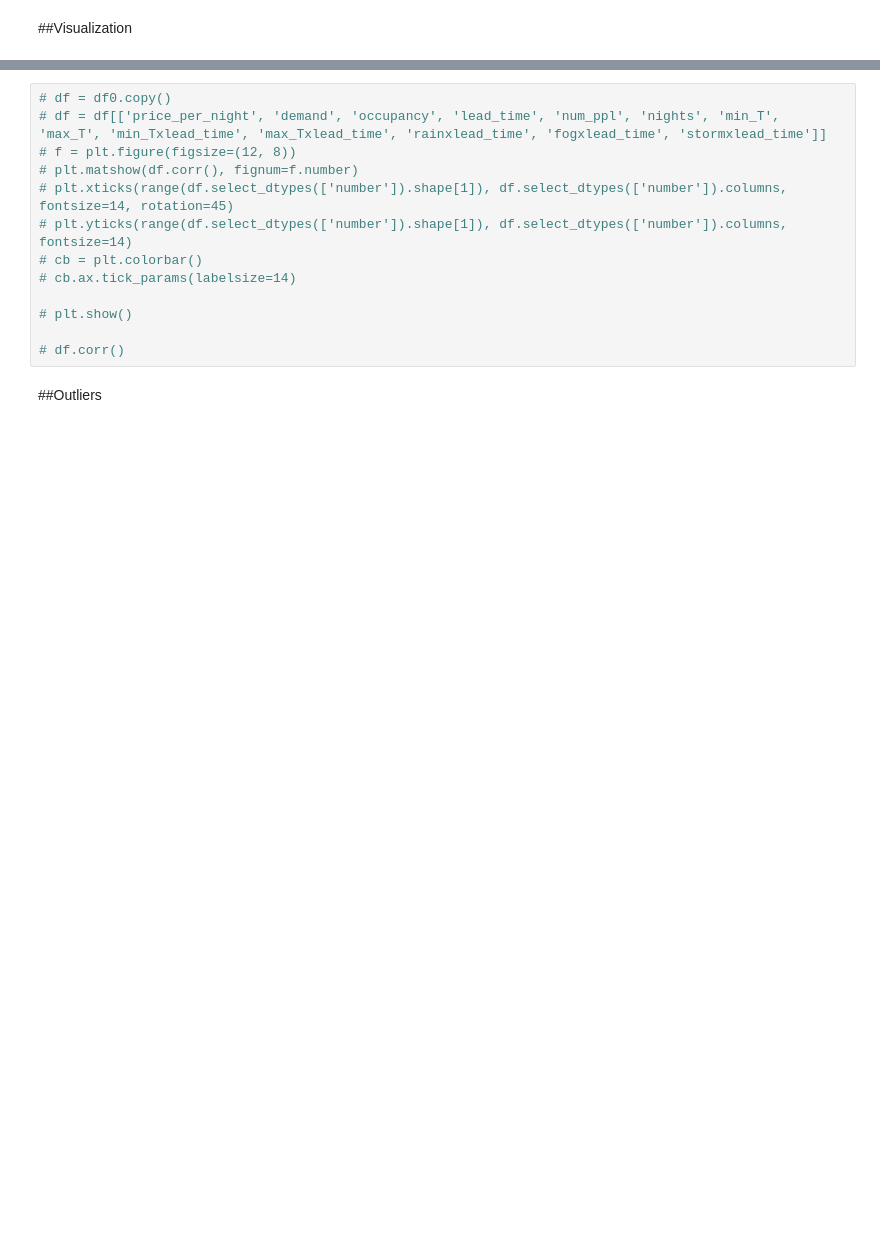
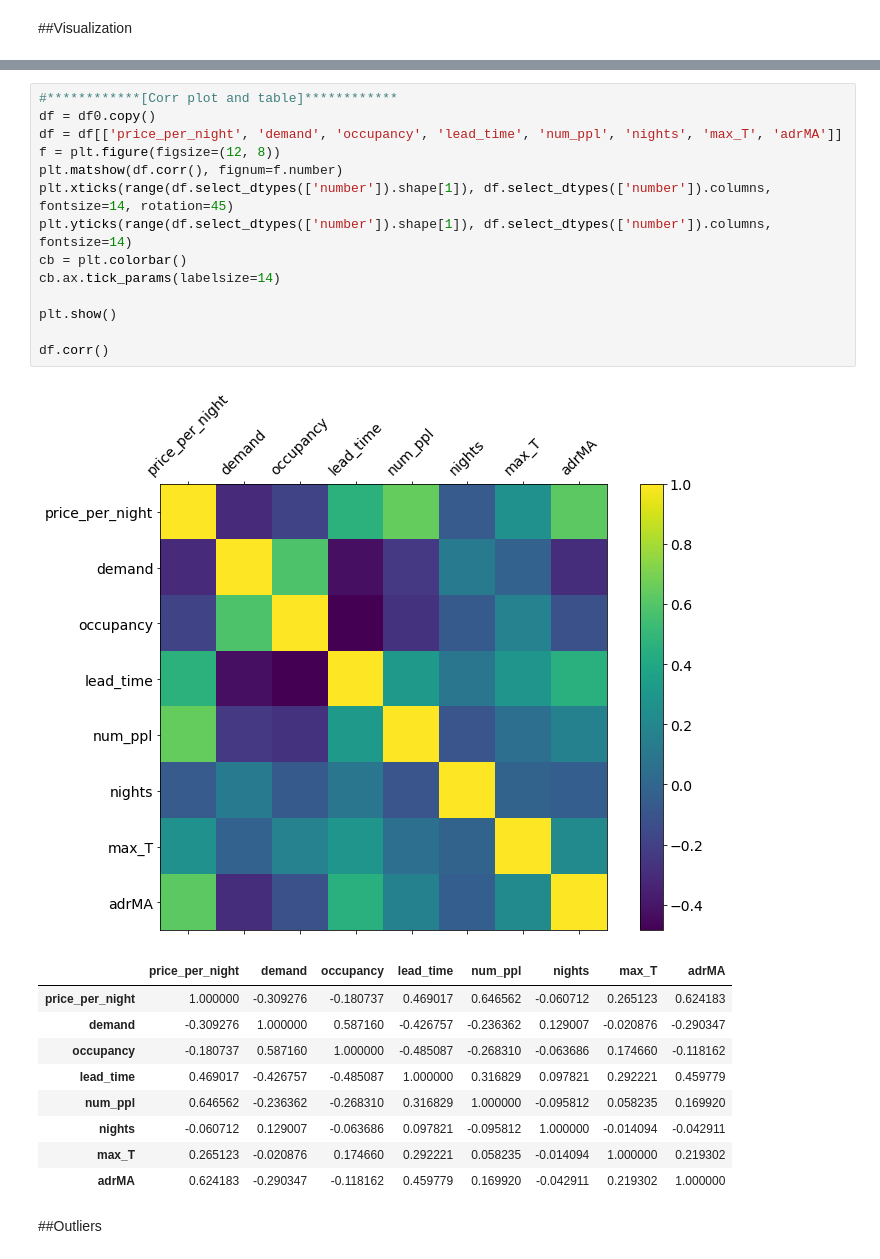
Before and after one commit to nicolamassari/FinalPaper, a Jupyter notebook: FinalPaper.ipynb, the cells around one changed output, grey strips where cells are left out. Drawn from its saved outputs; the diff is of its cells as text; blank space fills up the shorter version.

```diff
--- a/FinalPaper.ipynb
+++ b/FinalPaper.ipynb
@@ -261,16 +273,28 @@ plt.show()
 # %%
-# df = df0.copy()
-# df = df[['price_per_night', 'demand', 'occupancy', 'lead_time', 'num_ppl', 'nights', 'min_T', 'max_T', 'min_Txlead_time', 'max_Txlead_time', 'rainxlead_time', 'fogxlead_time', 'stormxlead_time']]
-# f = plt.figure(figsize=(12, 8))
-# plt.matshow(df.corr(), fignum=f.number)
-# plt.xticks(range(df.select_dtypes(['number']).shape[1]), df.select_dtypes(['number']).columns, fontsize=14, rotation=45)
-# plt.yticks(range(df.select_dtypes(['number']).shape[1]), df.select_dtypes(['number']).columns, fontsize=14)
-# cb = plt.colorbar()
-# cb.ax.tick_params(labelsize=14)
+#************[Corr plot and table]************
+df = df0.copy()
+df = df[['price_per_night', 'demand', 'occupancy', 'lead_time', 'num_ppl', 'nights', 'max_T', 'adrMA']]
+f = plt.figure(figsize=(12, 8))
+plt.matshow(df.corr(), fignum=f.number)
+plt.xticks(range(df.select_dtypes(['number']).shape[1]), df.select_dtypes(['number']).columns, fontsize=14, rotation=45)
+plt.yticks(range(df.select_dtypes(['number']).shape[1]), df.select_dtypes(['number']).columns, fontsize=14)
+cb = plt.colorbar()
+cb.ax.tick_params(labelsize=14)
 
-# plt.show()
+plt.show()
 
-# df.corr()
+df.corr()
+# %% [output]
+[figure, added]
+|  | price_per_night | demand | occupancy | lead_time | num_ppl | nights | max_T | adrMA |
+| price_per_night | 1.000000 | -0.309276 | -0.180737 | 0.469017 | 0.646562 | -0.060712 | 0.265123 | 0.624183 |
+| demand | -0.309276 | 1.000000 | 0.587160 | -0.426757 | -0.236362 | 0.129007 | -0.020876 | -0.290347 |
+| occupancy | -0.180737 | 0.587160 | 1.000000 | -0.485087 | -0.268310 | -0.063686 | 0.174660 | -0.118162 |
+| lead_time | 0.469017 | -0.426757 | -0.485087 | 1.000000 | 0.316829 | 0.097821 | 0.292221 | 0.459779 |
+| num_ppl | 0.646562 | -0.236362 | -0.268310 | 0.316829 | 1.000000 | -0.095812 | 0.058235 | 0.169920 |
+| nights | -0.060712 | 0.129007 | -0.063686 | 0.097821 | -0.095812 | 1.000000 | -0.014094 | -0.042911 |
+| max_T | 0.265123 | -0.020876 | 0.174660 | 0.292221 | 0.058235 | -0.014094 | 1.000000 | 0.219302 |
+| adrMA | 0.624183 | -0.290347 | -0.118162 | 0.459779 | 0.169920 | -0.042911 | 0.219302 | 1.000000 |
 # %% [markdown]
 ##Outliers
 # %%
```
Also changed, not shown: parts of 21 cells of this notebook.
